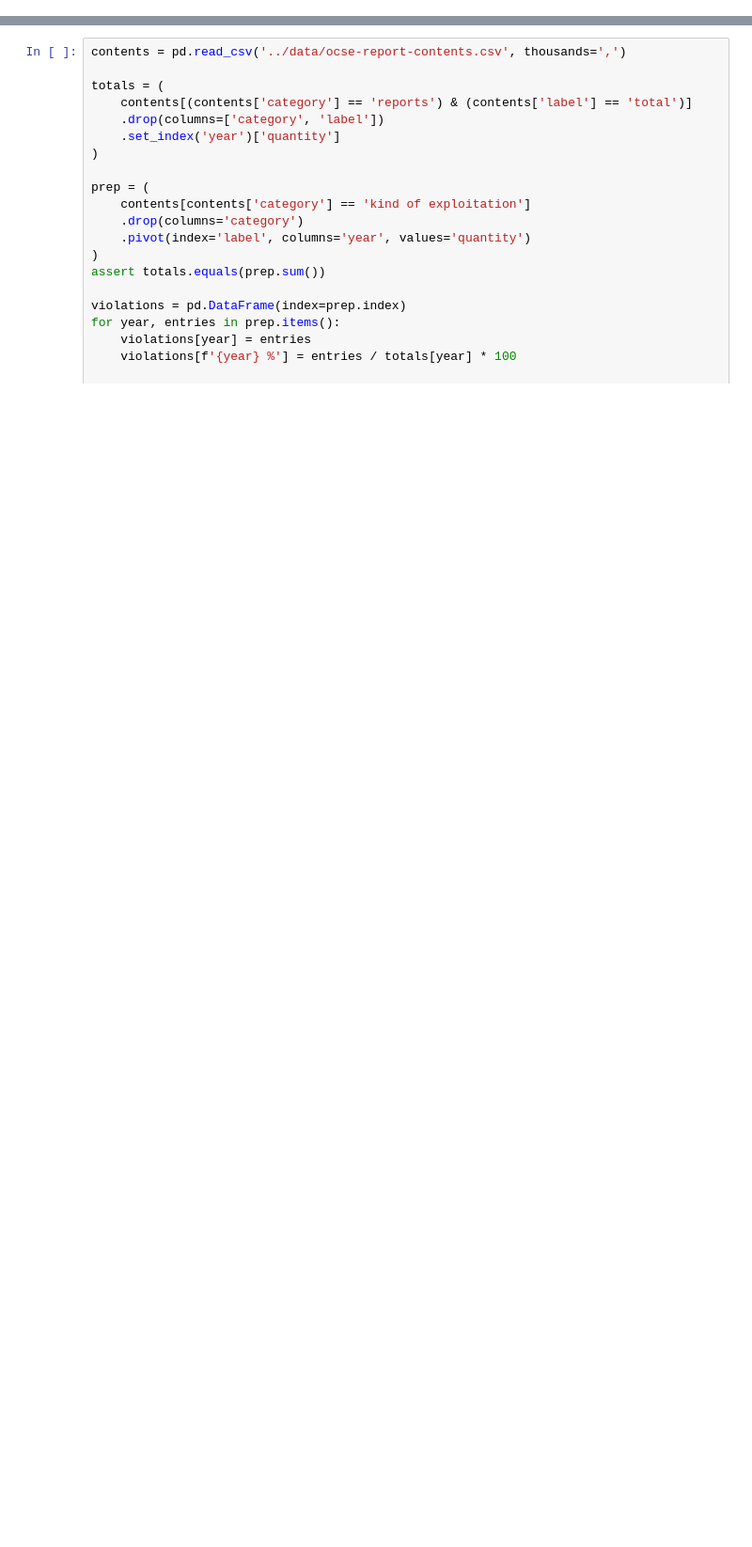
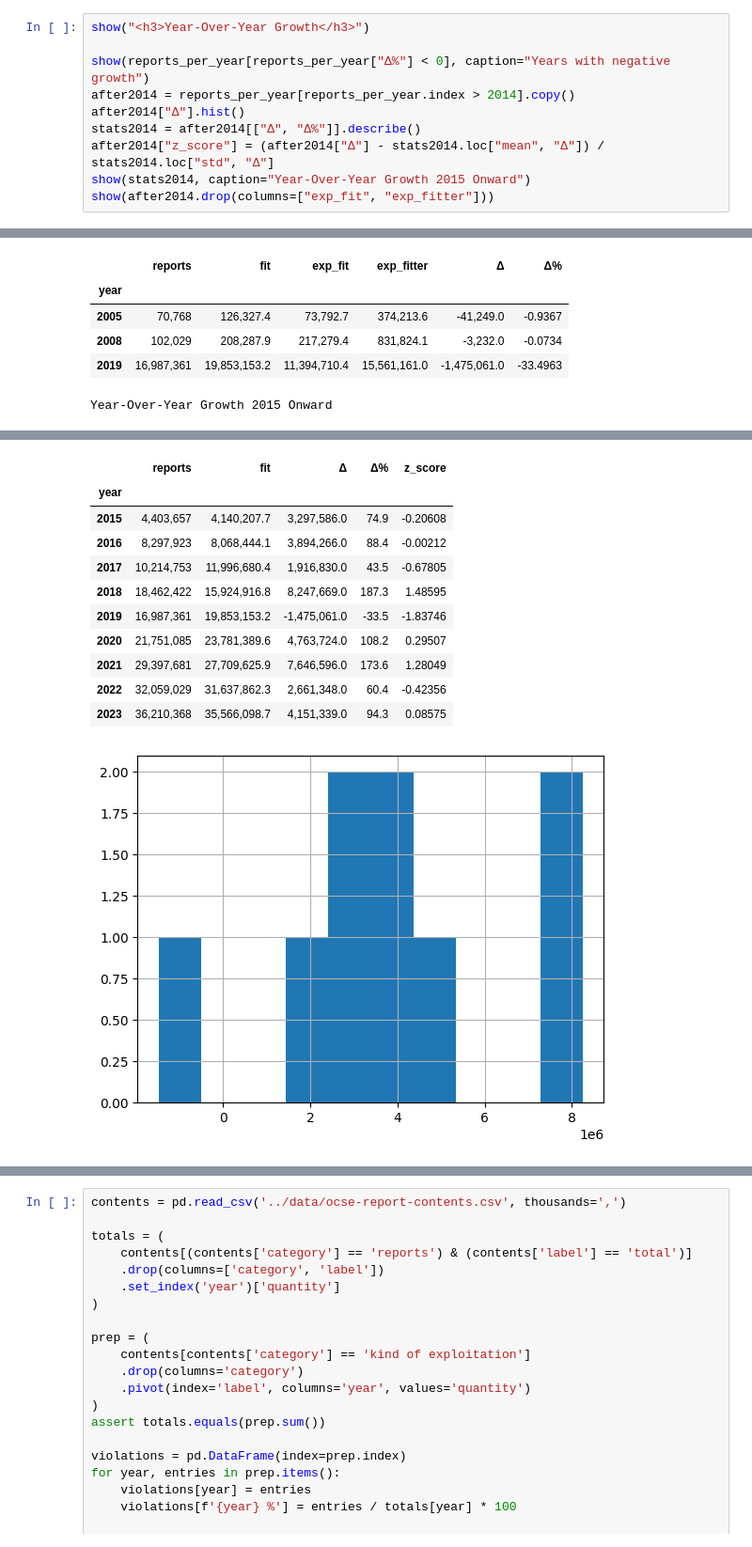
Before and after one commit to apparebit/diaphanous, a Jupyter notebook: analysis/reports.ipynb, the cells around one changed output, grey strips where cells are left out. Shown at 94% size. Saved outputs shown, nothing was run; the diff lists cells and outputs as text; blank space fills up the shorter version.

```diff
--- a/analysis/reports.ipynb
+++ b/analysis/reports.ipynb
@@ -174,0 +121,11 @@ Meanwhile, the magnitude of the constant term isn't particularly interesting. Th
+# %%
+show("<h3>Year-Over-Year Growth</h3>")
+
+show(reports_per_year[reports_per_year["Δ%"] < 0], caption="Years with negative growth")
+after2014 = reports_per_year[reports_per_year.index > 2014].copy()
+after2014["Δ"].hist()
+stats2014 = after2014[["Δ", "Δ%"]].describe()
+after2014["z_score"] = (after2014["Δ"] - stats2014.loc["mean", "Δ"]) / stats2014.loc["std", "Δ"]
+show(stats2014, caption="Year-Over-Year Growth 2015 Onward")
+show(after2014.drop(columns=["exp_fit", "exp_fitter"]))
+# %% [output]
@@ -174,0 +134,6 @@ Meanwhile, the magnitude of the constant term isn't particularly interesting. Th
+|  | reports | fit | exp_fit | exp_fitter | Δ | Δ% |
+| year |  |  |  |  |  |  |
+| 2005 | 70,768 | 126,327.4 | 73,792.7 | 374,213.6 | -41,249.0 | -0.9367 |
+| 2008 | 102,029 | 208,287.9 | 217,279.4 | 831,824.1 | -3,232.0 | -0.0734 |
+| 2019 | 16,987,361 | 19,853,153.2 | 11,394,710.4 | 15,561,161.0 | -1,475,061.0 | -33.4963 |
+Year-Over-Year Growth 2015 Onward
@@ -174,0 +149,12 @@ Meanwhile, the magnitude of the constant term isn't particularly interesting. Th
+|  | reports | fit | Δ | Δ% | z_score |
+| year |  |  |  |  |  |
+| 2015 | 4,403,657 | 4,140,207.7 | 3,297,586.0 | 74.9 | -0.20608 |
+| 2016 | 8,297,923 | 8,068,444.1 | 3,894,266.0 | 88.4 | -0.00212 |
+| 2017 | 10,214,753 | 11,996,680.4 | 1,916,830.0 | 43.5 | -0.67805 |
+| 2018 | 18,462,422 | 15,924,916.8 | 8,247,669.0 | 187.3 | 1.48595 |
+| 2019 | 16,987,361 | 19,853,153.2 | -1,475,061.0 | -33.5 | -1.83746 |
+| 2020 | 21,751,085 | 23,781,389.6 | 4,763,724.0 | 108.2 | 0.29507 |
+| 2021 | 29,397,681 | 27,709,625.9 | 7,646,596.0 | 173.6 | 1.28049 |
+| 2022 | 32,059,029 | 31,637,862.3 | 2,661,348.0 | 60.4 | -0.42356 |
+| 2023 | 36,210,368 | 35,566,098.7 | 4,151,339.0 | 94.3 | 0.08575 |
+[figure, added]
```
Also changed, not shown: parts of 8 cells of this notebook, 1 other file.
